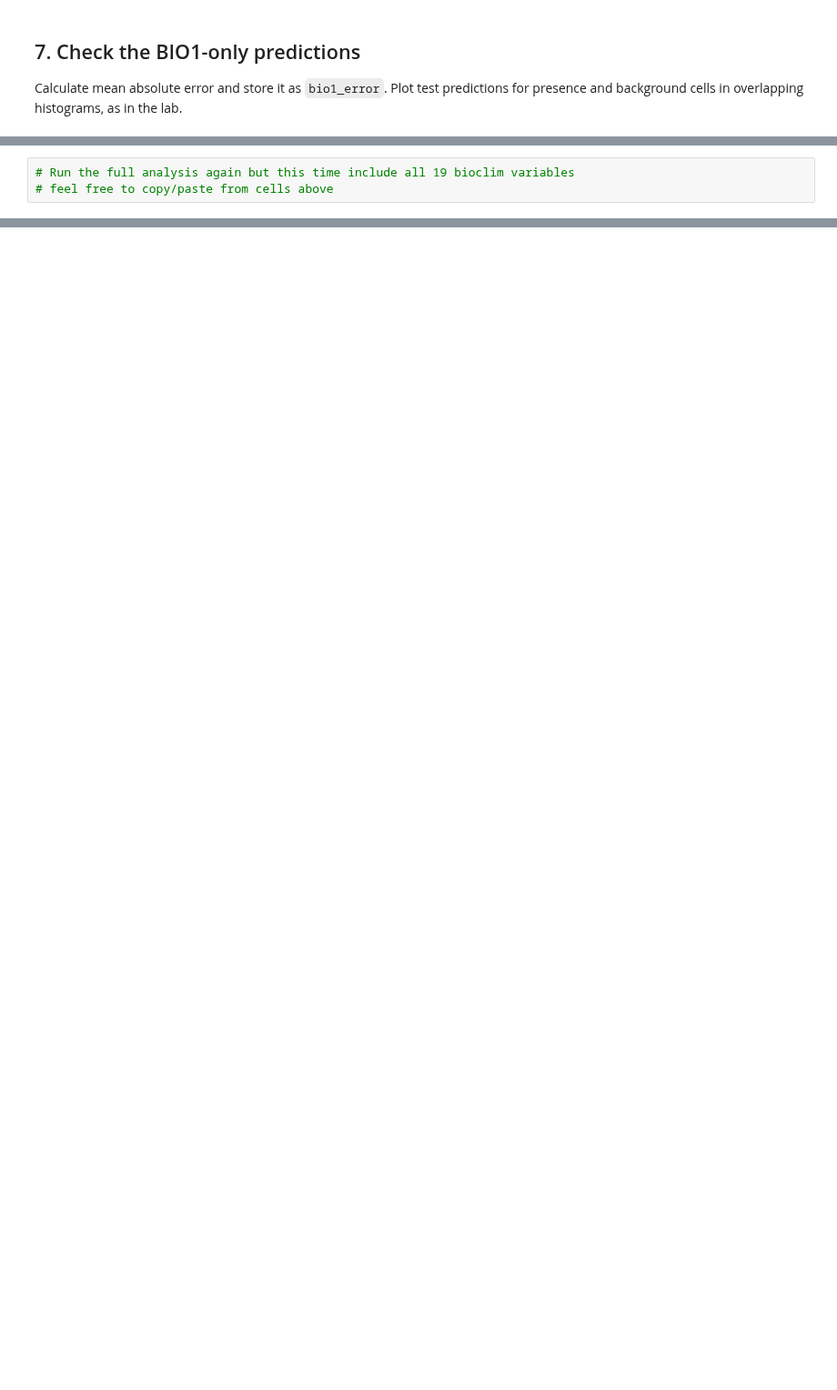
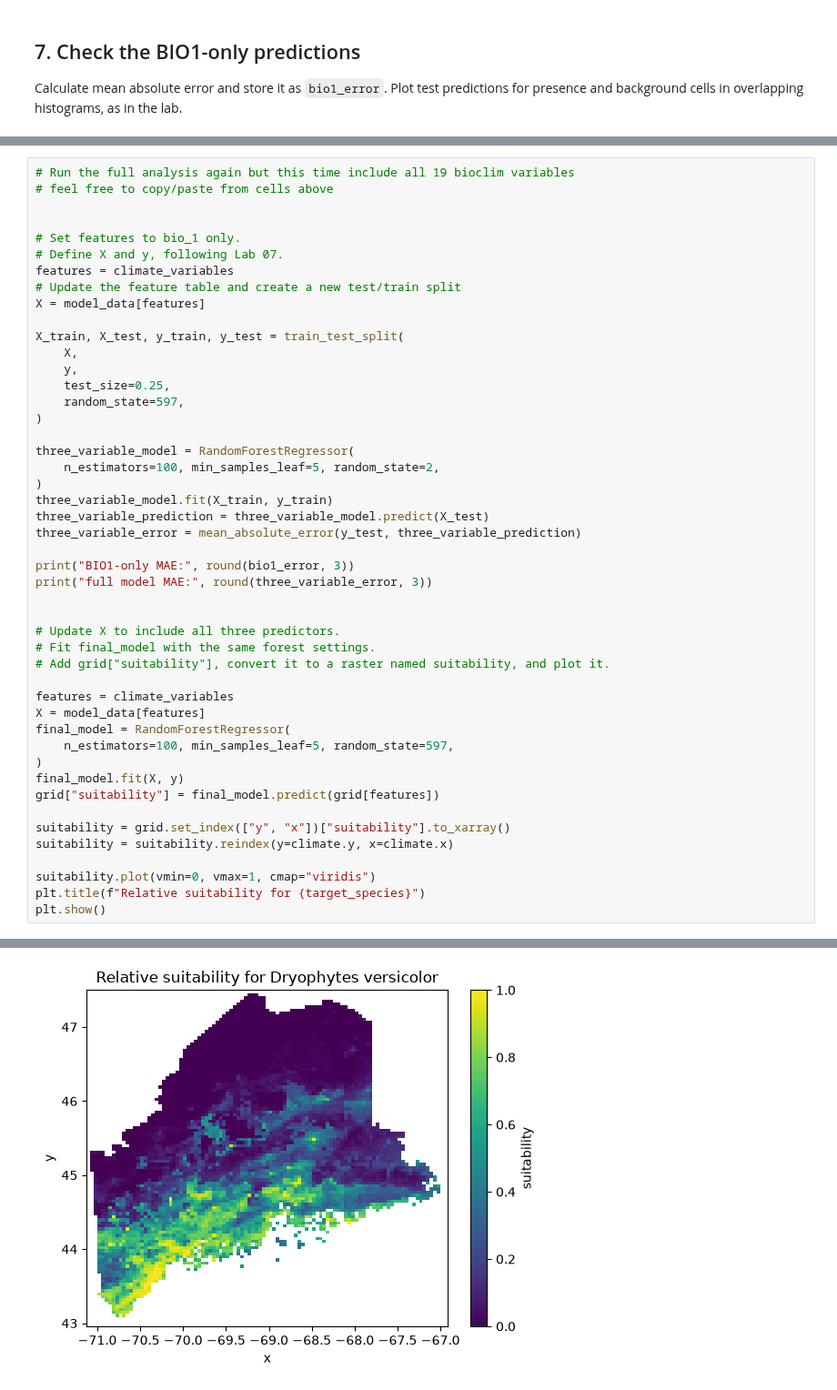
Before and after one commit to Gyrosigma/BIO597-SpatialBiodiversity, a Jupyter notebook: docs/assignments/Assignment-07-MachineLearningSDM.ipynb, the cells around one changed output, grey strips where cells are left out. Shown at 91% size. Drawn from its saved outputs; the diff is of its cells as text; blank space fills up the shorter version.

```diff
--- a/docs/assignments/Assignment-07-MachineLearningSDM.ipynb
+++ b/docs/assignments/Assignment-07-MachineLearningSDM.ipynb
@@ -135,3 +342,48 @@ Save `suitability` as `Assignment07_suitability.tif` using the same CRS and expo
 # %%
 # Run the full analysis again but this time include all 19 bioclim variables
 # feel free to copy/paste from cells above
+
+
+# Set features to bio_1 only.
+# Define X and y, following Lab 07.
+features = climate_variables
+# Update the feature table and create a new test/train split
+X = model_data[features]
+
+X_train, X_test, y_train, y_test = train_test_split(
+    X,
+    y,
+    test_size=0.25,
+    random_state=597,
+)
+
+three_variable_model = RandomForestRegressor(
+    n_estimators=100, min_samples_leaf=5, random_state=2,
+)
+three_variable_model.fit(X_train, y_train)
+three_variable_prediction = three_variable_model.predict(X_test)
+three_variable_error = mean_absolute_error(y_test, three_variable_prediction)
+
+print("BIO1-only MAE:", round(bio1_error, 3))
+print("full model MAE:", round(three_variable_error, 3))
+
+
+# Update X to include all three predictors.
+# Fit final_model with the same forest settings.
+# Add grid["suitability"], convert it to a raster named suitability, and plot it.
+
+features = climate_variables
+X = model_data[features]
+final_model = RandomForestRegressor(
+    n_estimators=100, min_samples_leaf=5, random_state=597,
+)
+final_model.fit(X, y)
+grid["suitability"] = final_model.predict(grid[features])
+
+suitability = grid.set_index(["y", "x"])["suitability"].to_xarray()
+suitability = suitability.reindex(y=climate.y, x=climate.x)
+
+suitability.plot(vmin=0, vmax=1, cmap="viridis")
+plt.title(f"Relative suitability for {target_species}")
+plt.show()
+# %% [output]
@@ -138,3 +392,4 @@ Save `suitability` as `Assignment07_suitability.tif` using the same CRS and expo
+[figure, added]
 # %% [markdown]
 ## Final reflection
 
```
Also changed, not shown: parts of 24 cells of this notebook, 1 other file.
